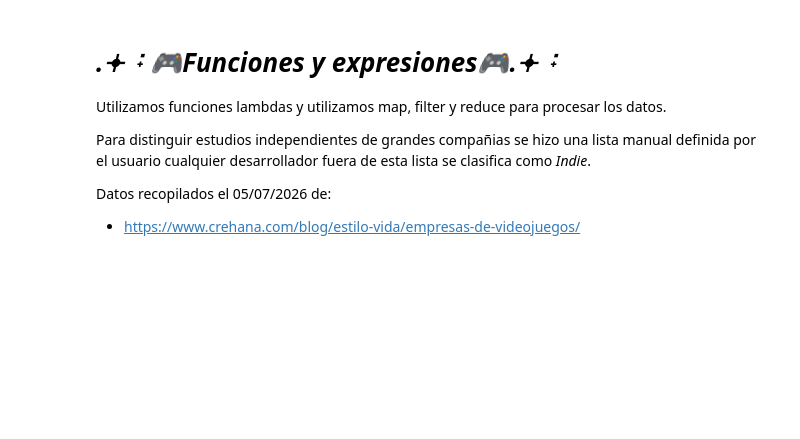
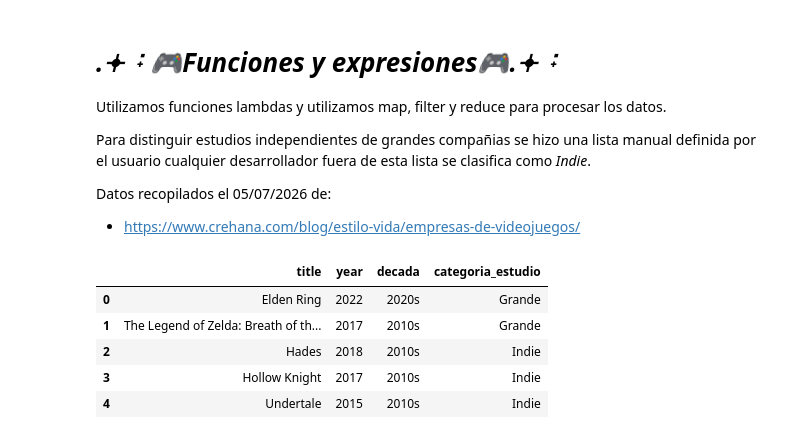
Before and after one commit to Spring-anne/Proyecto-Tecnolochicas-Python, a Jupyter notebook: ProyectoFinal.ipynb, the cells around one changed output. Drawn from its saved outputs; the diff is of its cells as text; code cells hidden in the pictures; blank space fills up the shorter version.

```diff
--- a/ProyectoFinal.ipynb
+++ b/ProyectoFinal.ipynb
@@ -340,29 +358,37 @@ Datos recopilados el 05/07/2026 de:
 # %%
 GRANDES_COMPANIAS = {
     "nintendo", "sony interactive entertainment", "sony", "electronic arts",
     "ea", "ubisoft", "activision", "activision blizzard", "blizzard entertainment",
     "square enix", "capcom", "sega", "bandai namco entertainment", "bandai namco",
     "microsoft studios", "xbox game studios", "rockstar games", "take-two interactive",
-    "konami", "thq", "warner bros. games", "2k games",
+    "konami", "thq", "warner bros. games", "2k games", "Bethesda"
 }
 
+#Clasificar un juego segun su compañia, si entra en la lista
+#es Grande, por lo contrario se clasifica Indie
+def clasificar_estudio(lista_desarrolladores: list):
 
-def clasificar_estudio(lista_desarrolladores: list) -> str:
-    """Clasifica un juego como 'Grande' o 'Indie' según sus desarrolladores."""
     nombres_normalizados = {d.lower().strip() for d in lista_desarrolladores}
     return "Grande" if nombres_normalizados & GRANDES_COMPANIAS else "Indie"
 
 
-# map: aplica clasificar_estudio a cada lista de desarrolladores
-df_exp["Categoria_estudio"] = list(map(clasificar_estudio, df_exp["Developers_list"]))
+#Aplicamos clasificar_estudio a cada lista de desarrolladores
+df_test["categoria_estudio"] = list(map(clasificar_estudio, df_test["developers"]))
 
-# lambda + función con manejo de excepciones: década de lanzamiento
-def decada_segura(anio):
+#Funcion lambda + función con manejo de excepciones para la decada de lanzamiento
+def decada(year):
     try:
-        return f"{int(anio) // 10 * 10}s"
+        return f"{int(year) // 10 * 10}s"
     except (ValueError, TypeError):
         return "Desconocida"
 
-df_exp["Decada"] = df_exp["anio"].apply(lambda a: decada_segura(a))
+df_test["decada"] = df_test["year"].apply(lambda a: decada(a))
 
-df_exp[["titulo", "anio", "Decada", "Categoria_estudio"]].head(5)
+df_test[["title", "year", "decada", "categoria_estudio"]].head(5)
+# %% [output]
+|  | title | year | decada | categoria_estudio |
+| 0 | Elden Ring | 2022 | 2020s | Grande |
+| 1 | The Legend of Zelda: Breath of th... | 2017 | 2010s | Grande |
+| 2 | Hades | 2018 | 2010s | Indie |
+| 3 | Hollow Knight | 2017 | 2010s | Indie |
+| 4 | Undertale | 2015 | 2010s | Indie |
```
Also changed, not shown: parts of 11 cells of this notebook.
